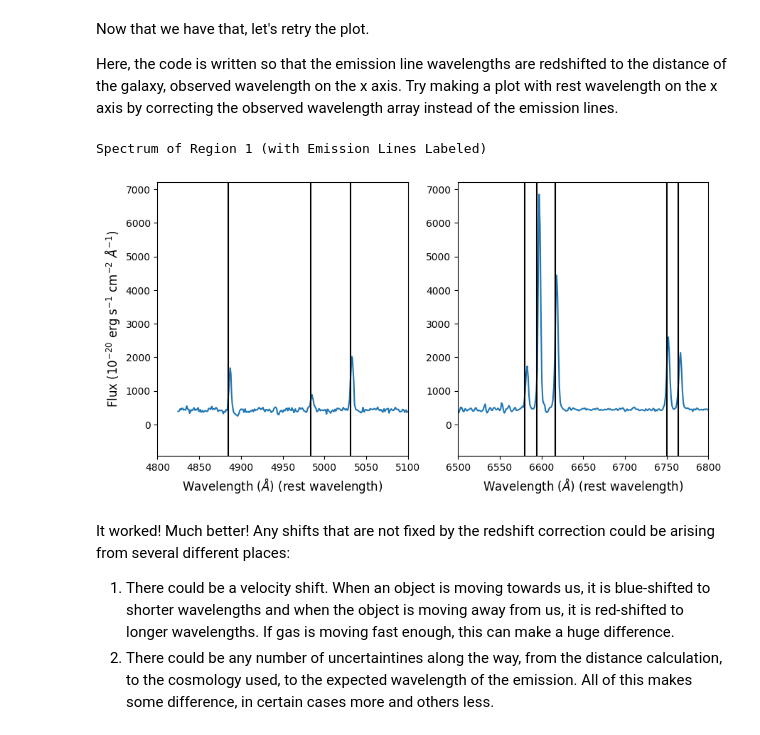
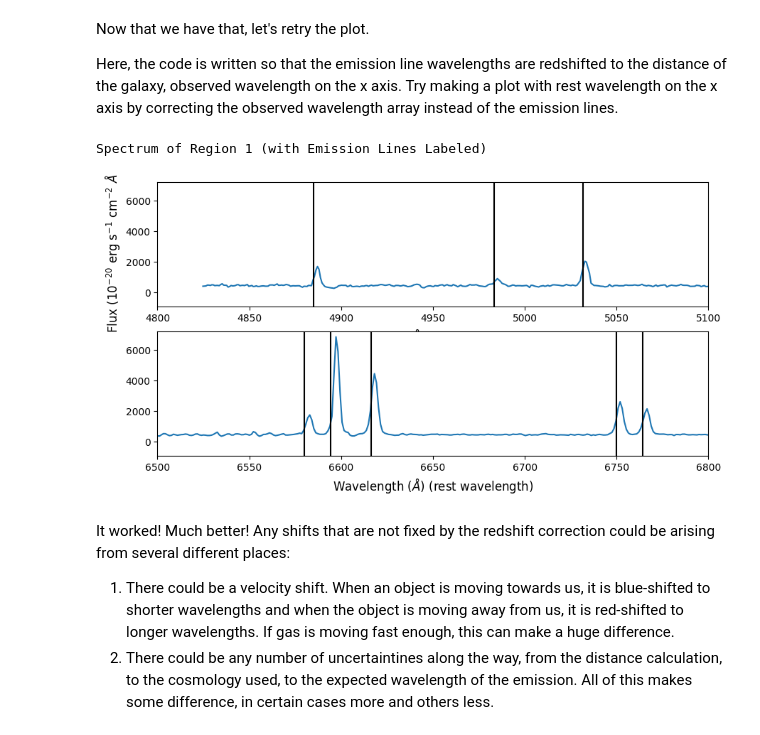
Before and after one commit to myasmedley/HII-Regions-in-NGC-253---Polaris-2026, a Jupyter notebook: PlottingEmissionLines.ipynb, the cells around one changed output. Cells and saved outputs as stored; diff of their text form; code cells hidden in the pictures.

```diff
--- a/PlottingEmissionLines.ipynb
+++ b/PlottingEmissionLines.ipynb
@@ -172,23 +171,24 @@ Now that we have that, let's retry the plot.
 
 Here, the code is written so that the emission line wavelengths are redshifted to the distance of the galaxy, observed wavelength on the x axis. Try making a plot with rest wavelength on the x axis by correcting the observed wavelength array instead of the emission lines.
 # %%
-fig,axs=plt.subplots(1,2,figsize=(10,5))
+fig,axs=plt.subplots(2,figsize=(10,5))
 for ax in axs:
     ax.plot(wave, flux[region1])
     for l,line in enumerate(em_lines):
-        ax.axvline(lam_obs(em_lines[line],z),label=f'{line}',color='k') # correcting for redshift
+        ax.axvline(lam_obs(em_lines[line],z),label=f'{line}',color='k')
+        # correcting for redshift
     for s in sky_lines:
         ax.axvline(s,color='gray') # we don't need to correct these, because they are redshift 0
     ax.set_xlabel('Wavelength ($\AA$) (rest wavelength)', fontsize=12)
 axs[0].set_xlim(4800,5100)
 axs[1].set_xlim(6500,6800)
 axs[0].set_ylabel('Flux ($10^{-20}$ erg s$^{-1}$ cm$^{-2}$ $\AA^{-1}$)', fontsize=12)
 plt.savefig('spec_of_r1_w_emlines_labeled.jpg',bbox_inches='tight')
 print('Spectrum of Region 1 (with Emission Lines Labeled)')
 plt.show()
 # %% [output]
 Spectrum of Region 1 (with Emission Lines Labeled)
-[figure, old version]
+[figure, new version]
 # %% [markdown]
 It worked! Much better! Any shifts that are not fixed by the redshift correction could be arising from several different places:
 
```
Also changed, not shown: parts of 8 cells of this notebook, 4 other files.
